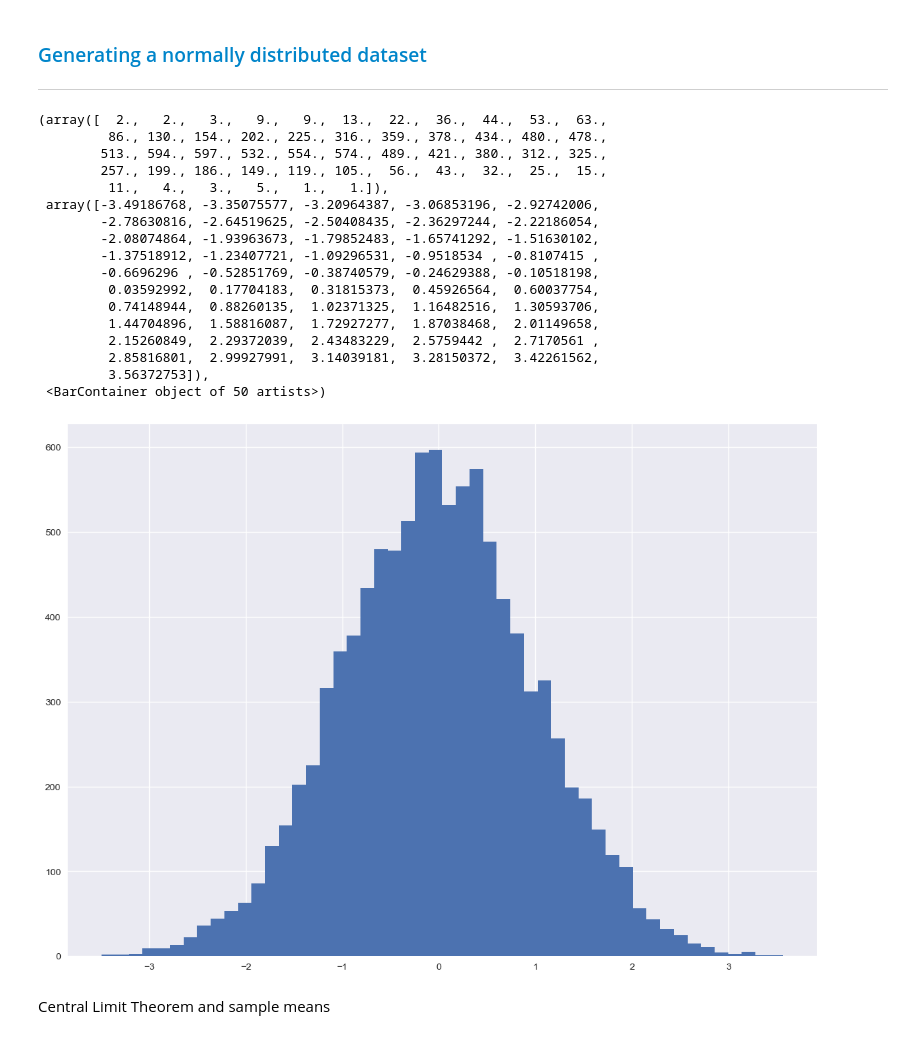
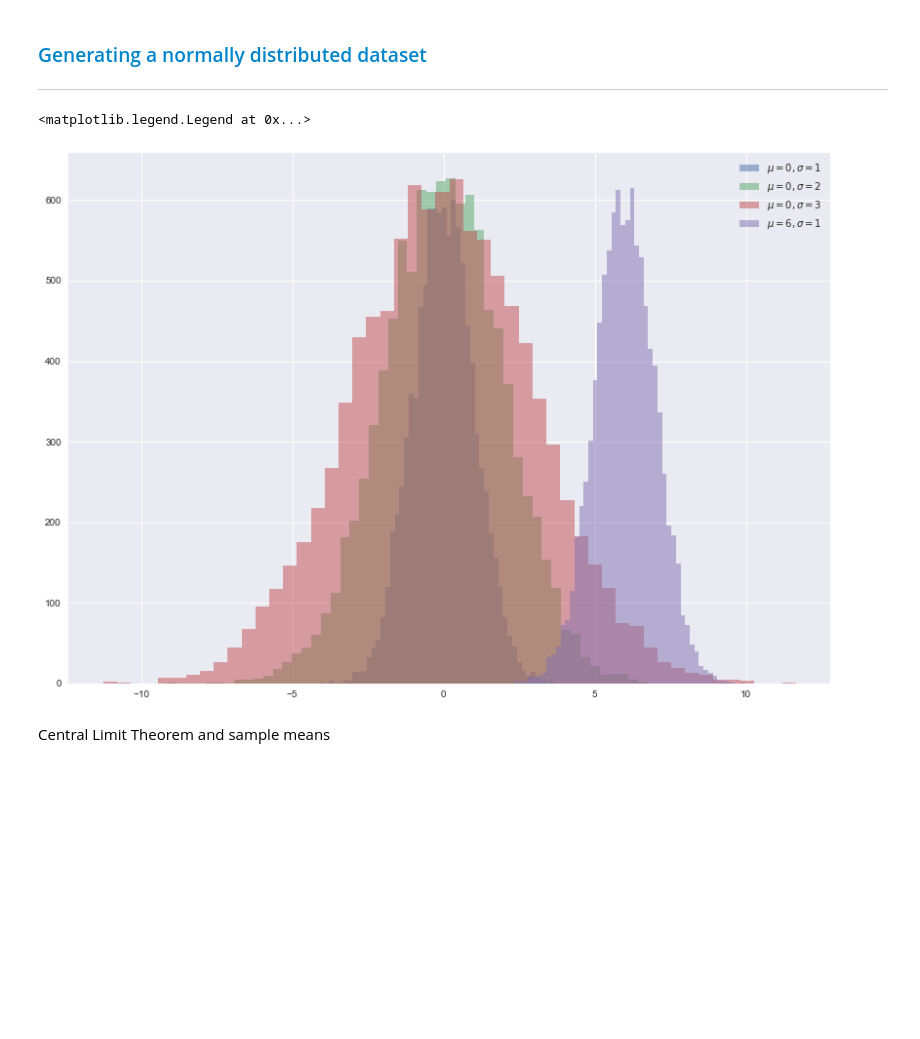
Before and after one commit to dreapadoir/FundDA, a Jupyter notebook: Normal Distribution.ipynb, the cells around one changed output. Saved outputs shown, nothing was run; the diff lists cells and outputs as text; code cells hidden in the pictures; blank space fills up the shorter version.

```diff
--- a/Normal Distribution.ipynb
+++ b/Normal Distribution.ipynb
@@ -50,27 +71,19 @@ The PDF of -1 is 0.24197072451914337
 <hr style="border-top: 1px solid rgb(0, 0, 0);" />
 # %%
 rng = np.random.default_rng()
+legend=(['$\mu = 0, \sigma = 1$', '$\mu = 0, \sigma = 2$', '$\mu = 0, \sigma = 3$', '$\mu = 6, \sigma = 1$'])
 values = rng.normal(0, 1, 10000)
-plt.hist(values, bins=50)
+values2 = rng.normal(0, 2, 10000)
+values3 = rng.normal(0, 3, 10000)
+values4 = rng.normal(6, 1, 10000)
+plt.hist(values, bins=50, alpha=0.5)
+plt.hist(values2, bins=50, alpha=0.5)
+plt.hist(values3, bins=50, alpha=0.5)
+plt.hist(values4, bins=50, alpha=0.5)
+plt.legend(legend)
 # %% [output]
-(array([  2.,   2.,   3.,   9.,   9.,  13.,  22.,  36.,  44.,  53.,  63.,
-         86., 130., 154., 202., 225., 316., 359., 378., 434., 480., 478.,
-        513., 594., 597., 532., 554., 574., 489., 421., 380., 312., 325.,
-        257., 199., 186., 149., 119., 105.,  56.,  43.,  32.,  25.,  15.,
-         11.,   4.,   3.,   5.,   1.,   1.]),
- array([-3.49186768, -3.35075577, -3.20964387, -3.06853196, -2.92742006,
-        -2.78630816, -2.64519625, -2.50408435, -2.36297244, -2.22186054,
-        -2.08074864, -1.93963673, -1.79852483, -1.65741292, -1.51630102,
-        -1.37518912, -1.23407721, -1.09296531, -0.9518534 , -0.8107415 ,
-        -0.6696296 , -0.52851769, -0.38740579, -0.24629388, -0.10518198,
-         0.03592992,  0.17704183,  0.31815373,  0.45926564,  0.60037754,
-         0.74148944,  0.88260135,  1.02371325,  1.16482516,  1.30593706,
-         1.44704896,  1.58816087,  1.72927277,  1.87038468,  2.01149658,
-         2.15260849,  2.29372039,  2.43483229,  2.5759442 ,  2.7170561 ,
-         2.85816801,  2.99927991,  3.14039181,  3.28150372,  3.42261562,
-         3.56372753]),
- <BarContainer object of 50 artists>)
+<matplotlib.legend.Legend at 0x...>
-[figure, old version]
+[figure, new version]
 # %% [markdown]
 Central Limit Theorem and sample means
 # %% [markdown]
```
Also changed, not shown: parts of 11 cells of this notebook, 1 other file.
